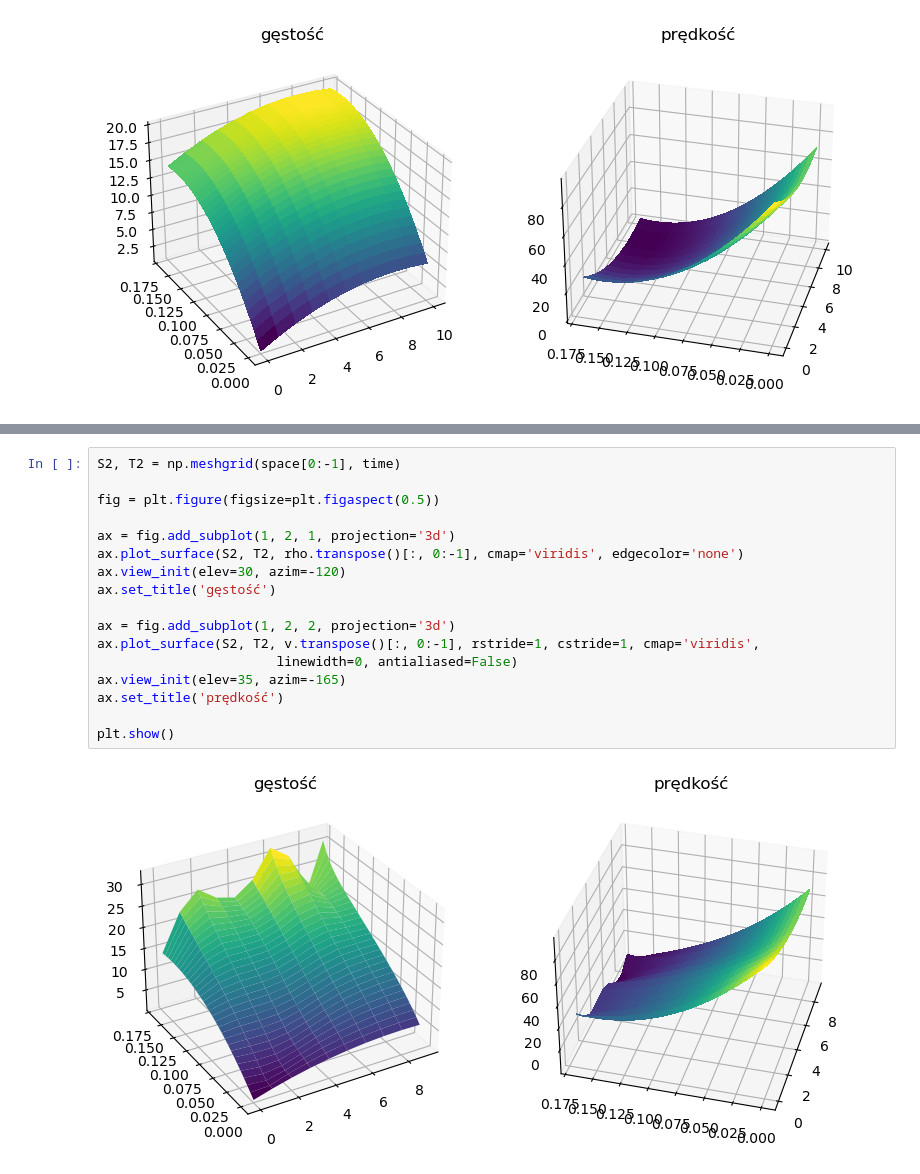
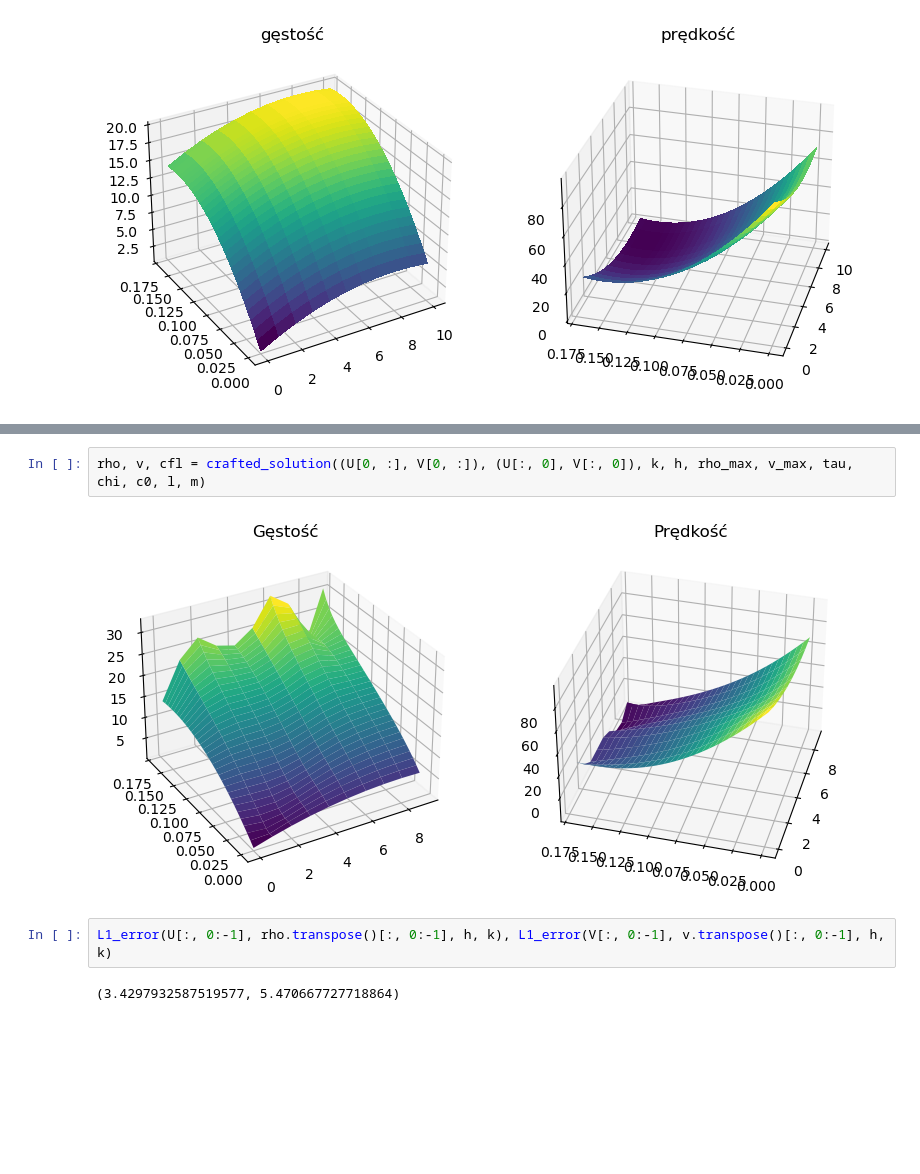
Before and after one commit to izalu24/Praca-licencjacka, a Jupyter notebook: rozwiazania.ipynb, the cells around one changed output, grey strips where cells are left out. Saved outputs shown, nothing was run; the diff lists cells and outputs as text; blank space fills up the shorter version.

```diff
--- a/rozwiazania.ipynb
+++ b/rozwiazania.ipynb
@@ -107,19 +85,8 @@ for t in range(1, T+1):
-# %%
-S2, T2 = np.meshgrid(space[0:-1], time)
-
-fig = plt.figure(figsize=plt.figaspect(0.5))
-
-ax = fig.add_subplot(1, 2, 1, projection='3d')
-ax.plot_surface(S2, T2, rho.transpose()[:, 0:-1], cmap='viridis', edgecolor='none')
-ax.view_init(elev=30, azim=-120)
-ax.set_title('gęstość')
-
-ax = fig.add_subplot(1, 2, 2, projection='3d')
-ax.plot_surface(S2, T2, v.transpose()[:, 0:-1], rstride=1, cstride=1, cmap='viridis',
-                       linewidth=0, antialiased=False)
-ax.view_init(elev=35, azim=-165)
-ax.set_title('prędkość')
-
-plt.show()
-# %% [output]
-[figure, removed]
+# %%
+rho, v, cfl = crafted_solution((U[0, :], V[0, :]), (U[:, 0], V[:, 0]), k, h, rho_max, v_max, tau, chi, c0, l, m)
+# %% [output]
+[figure, added]
+# %%
+L1_error(U[:, 0:-1], rho.transpose()[:, 0:-1], h, k), L1_error(V[:, 0:-1], v.transpose()[:, 0:-1], h, k)
+# %% [output]
+(3.4297932587519577, 5.470667727718864)
```
Also changed, not shown: parts of 12 cells of this notebook, 1 other file.
